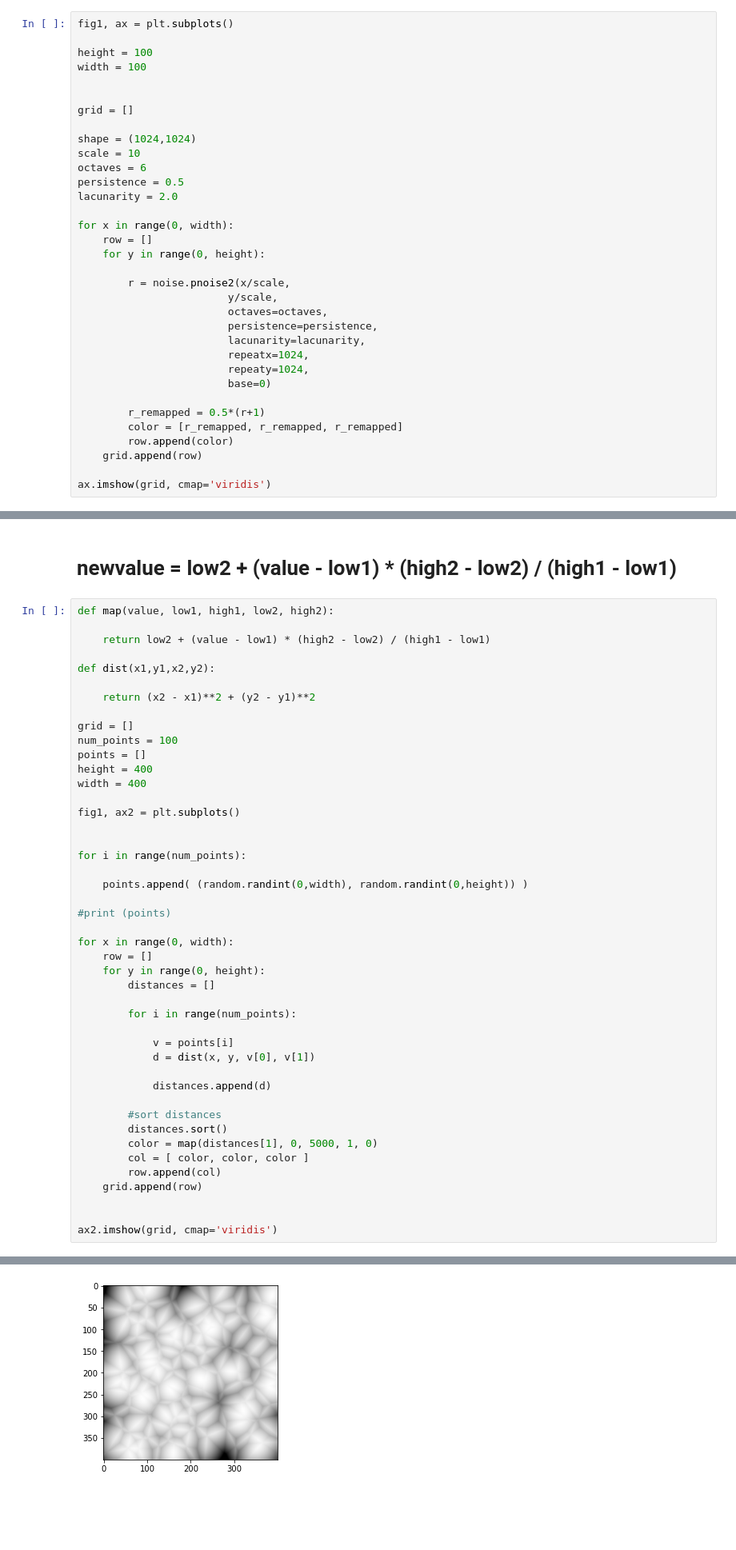
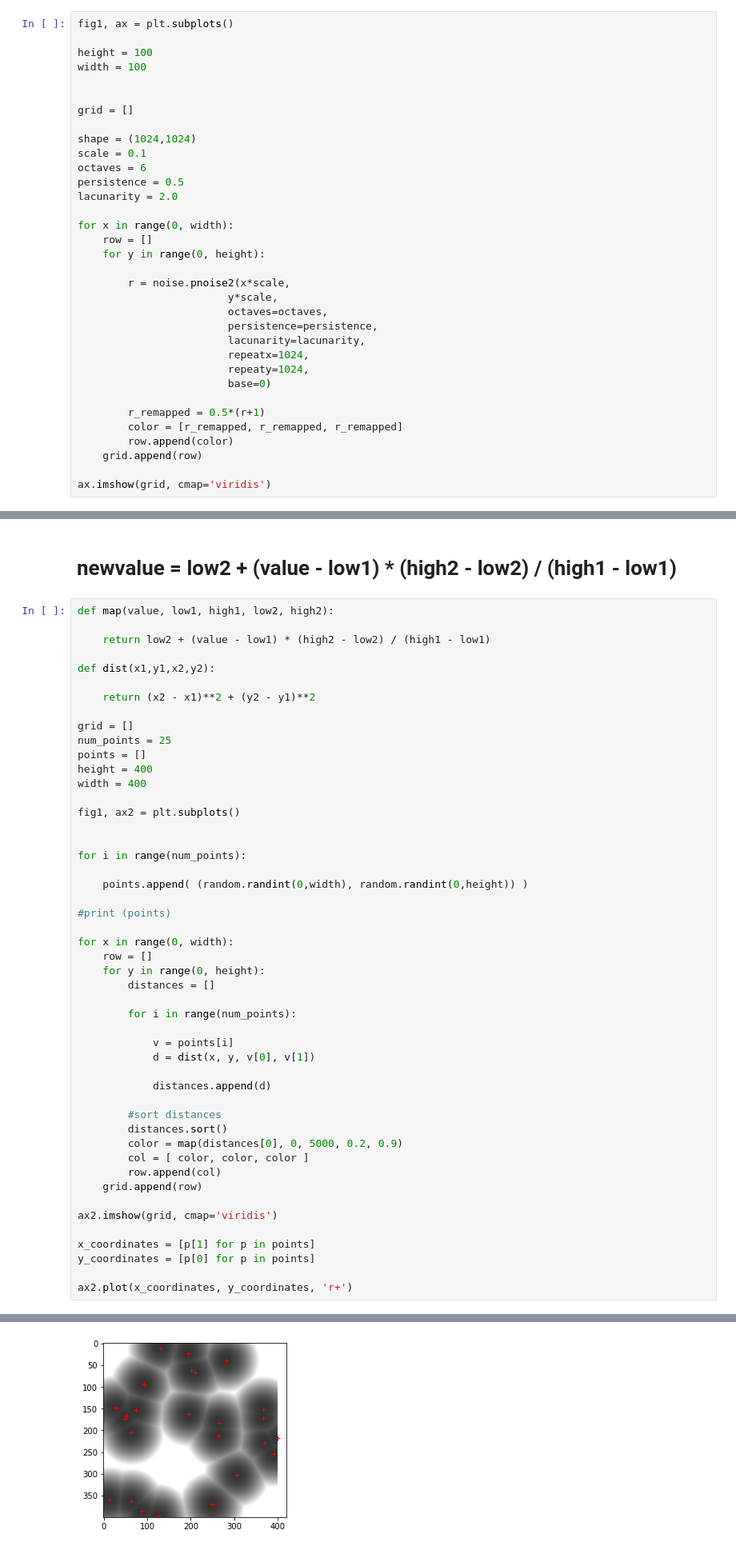
Before and after one commit to gab96mat/MAS-2122, a Jupyter notebook: 03_ComputationalArt/01_computational noise.ipynb, the cells around one changed output, grey strips where cells are left out. Shown: that part at 80% size. Cells and saved outputs as stored; diff of their text form; blank space fills up the shorter version.

Commit message:
added plotting of random points for voronoi

```diff
--- a/03_ComputationalArt/01_computational noise.ipynb
+++ b/03_ComputationalArt/01_computational noise.ipynb
@@ -52,7 +52,7 @@ width = 100
 grid = []
 
 shape = (1024,1024)
-scale = 10
+scale = 0.1
 octaves = 6
 persistence = 0.5
 lacunarity = 2.0
@@ -61,8 +61,8 @@ for x in range(0, width):
     row = []
     for y in range(0, height):
 
-        r = noise.pnoise2(x/scale,
-                        y/scale,
+        r = noise.pnoise2(x*scale,
+                        y*scale,
                         octaves=octaves,
                         persistence=persistence,
                         lacunarity=lacunarity,
@@ -91,7 +91,7 @@ def dist(x1,y1,x2,y2):
     return (x2 - x1)**2 + (y2 - y1)**2
 
 grid = []
-num_points = 100
+num_points = 25
 points = []
 height = 400
 width = 400
@@ -119,12 +119,16 @@ for x in range(0, width):
 
         #sort distances
         distances.sort()
-        color = map(distances[1], 0, 5000, 1, 0)
+        color = map(distances[0], 0, 5000, 0.2, 0.9)
         col = [ color, color, color ]
         row.append(col)
     grid.append(row)
 
+ax2.imshow(grid, cmap='viridis')
 
-ax2.imshow(grid, cmap='viridis')
+x_coordinates = [p[1] for p in points]
+y_coordinates = [p[0] for p in points]
+
+ax2.plot(x_coordinates, y_coordinates, 'r+')
 # %% [output]
 Clipping input data to the valid range for imshow with RGB data ([0..1] for floats or [0..255] for integers).
@@ -132,4 +136,4 @@ Clipping input data to the valid range for imshow with RGB data ([0..1] for floa
-[figure, old version]
+[figure, new version]
 # %% [markdown]
 # why do we care?
 # %%
```
Also changed, not shown: parts of 2 cells of this notebook.
